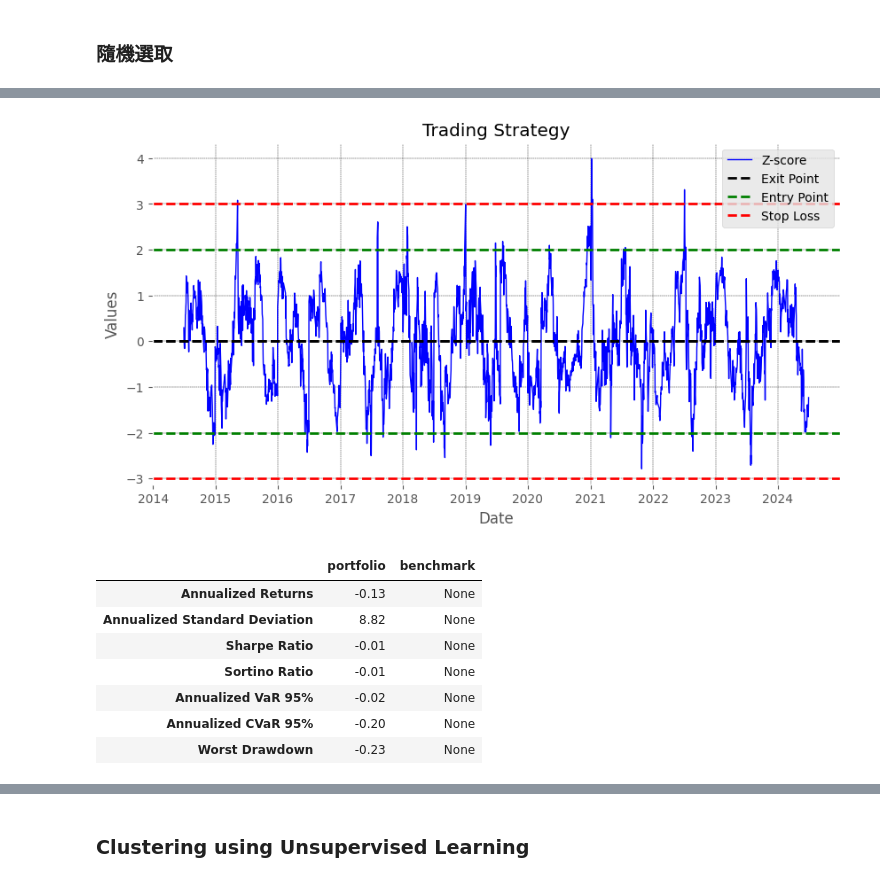
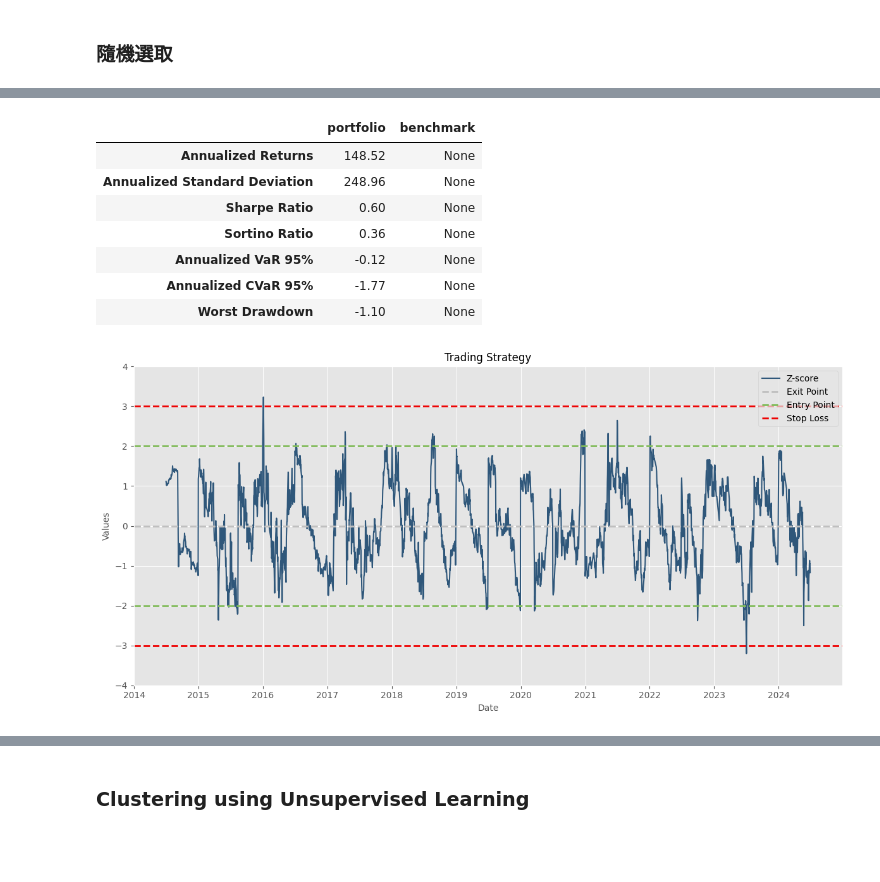
Before and after one commit to Maurice-1008/Pair_code, a Jupyter notebook: main.ipynb, the cells around one changed output, grey strips where cells are left out. Drawn from its saved outputs; the diff is of its cells as text; code cells hidden in the pictures; blank space fills up the shorter version.

```diff
--- a/main.ipynb
+++ b/main.ipynb
@@ -353,7 +353,7 @@ class Backtest:
 
         weight = self._hedge_ratio / np.sum(self._hedge_ratio)
         # return np.round(weight, 2)  # 直接用調整項的係數有時造成槓桿過大 (尤其是投資組合有多有空時)
-        return np.round(weight/sum(abs(weight)), 2)*1  # 按照比例調整成1倍槓桿
+        return np.round(weight/sum(abs(weight)), 2)*3  # 按照比例調整成1倍槓桿
 
     def spread(self):
         """
@@ -666,12 +666,12 @@ exit_point = 0
 stop_loss = 3
 
 # Define an empty dictionary to store the results
-strategy = {}
+weights = {}
+zscore = {}
+signal = {}
 portfolio = {}
-weights = {}
 
 for i in range(1, len(inSample)+1):
-# for i in range(1, 2):
 
     cointegrated = False
 
@@ -683,13 +683,15 @@ for i in range(1, len(inSample)+1):
 
         # Test for cointegration
         coint = Johansen(_inSample).n_coint_vectors()
-        print(Johansen(_inSample).Phi()[0])
+        # print(Johansen(_inSample).Phi()[0])
         if coint >= 1:
-            # Run backtest
+            ### Run backtest
             backtest = Backtest(inSample=_inSample, outofSample=_outofSample, entry_point=entry_point, exit_point=exit_point, stop_loss=stop_loss)
-            strategy[i] = pd.DataFrame({"Z-score": backtest.z_score()}, index=_outofSample.index)
+            weights[i] = pd.DataFrame({"Asset": selected_columns, "Weight": backtest.weight()}, index=[i]*10)
+            zscore[i] = pd.DataFrame({"Z-score": backtest.z_score()}, index = _outofSample.index)
+            signal[i] = pd.DataFrame({"Z-score": backtest.z_score()}, index=_outofSample.index)
             portfolio[i] = backtest.port_rtn()
-            weights[i] = pd.DataFrame({"Asset": selected_columns, "Weight": backtest.weight()}, index=[i]*10)
+
 
             cointegrated = True
         else:
@@ -697,27 +699,31 @@ for i in range(1, len(inSample)+1):
             portfolio[i] = pd.DataFrame([0] * len(_outofSample), index=_outofSample.index)
 
 # concatenate all DataFrames into a single DataFrame
-strategy = pd.concat(strategy.values(), axis=0)
+weights = pd.concat(weights.values(), axis=0)  # 每組投資組合及權重
+zscore = pd.concat(zscore.values(), axis = 0)
+signal = pd.concat(signal.values(), axis=0)
 portfolio = pd.concat(portfolio.values(), axis=0)  # 日報酬
-weights = pd.concat(weights.values(), axis=0)  # 每組投資組合及權重
 
-# Plot z-score and signals
-# Plotting
-fig, ax = plt.subplots(figsize=(10, 5))
-ax.plot(strategy.index, strategy.iloc[:,0], label='Z-score', color='blue', linewidth=1)
-ax.axhline(y=-exit_point, color='black', linestyle='--', linewidth=2, label='Exit Point')
-ax.axhline(y=exit_point, color='black', linestyle='--', linewidth=2)
-ax.axhline(y=-entry_point, color='green', linestyle='--', linewidth=2, label='Entry Point')
-ax.axhline(y=entry_point, color='green', linestyle='--',linewidth=2)
-ax.axhline(y=-stop_loss, color='red', linestyle='--', linewidth=2, label='Stop Loss')
-ax.axhline(y=stop_loss, color='red', linestyle='--', linewidth=2)
-ax.set_ylabel('Values')
-ax.set_xlabel('Date')
-ax.set_facecolor('white')
-ax.grid(color='black', linestyle='--', linewidth=0.3)
-ax.set_title("Trading Strategy")
-ax.legend()
-plt.show()
-performance = Performance(portfolio=portfolio)
+### Plot z-score and signals
+plt.figure(figsize=(12, 6))
+
+plt.plot(zscore.index, zscore.iloc[:,0], label='Z-score', color='#013360', linewidth=1.5, alpha=0.8)
+plt.axhline(y=-exit_point, color='#bfbfbf', linestyle='--', linewidth=2, label='Exit Point')
+plt.axhline(y=exit_point, color='#bfbfbf', linestyle='--', linewidth=2)
+plt.axhline(y=-entry_point, color='#83bc5c', linestyle='--', linewidth=2, label='Entry Point')
+plt.axhline(y=entry_point, color='#83bc5c', linestyle='--', linewidth=2)
+plt.axhline(y=-stop_loss, color='#ee0000', linestyle='--', linewidth=2, label='Stop Loss')
+plt.axhline(y=stop_loss, color='#ee0000', linestyle='--', linewidth=2)
+
+# Formatting
+plt.yticks(np.arange(-4, 5, 1))  # Tick settings
+plt.title("Trading Strategy", fontsize=12)
+plt.xlabel('Date', fontsize=10)
+plt.ylabel('Values', fontsize=10)
+plt.legend(loc='best', framealpha=0.7)
+plt.tight_layout()  # Optimize layout
+
+performance = Performance(portfolio = portfolio)
+performance.plot_performance()
 performance.summary_table()
 # %% [output]
@@ -741,9 +730,9 @@ performance.summary_table()
+|  | portfolio | benchmark |
+| Annualized Returns | 148.52 | None |
+| Annualized Standard Deviation | 248.96 | None |
+| Sharpe Ratio | 0.60 | None |
+| Sortino Ratio | 0.36 | None |
+| Annualized VaR 95% | -0.12 | None |
+| Annualized CVaR 95% | -1.77 | None |
+| Worst Drawdown | -1.10 | None |
-[figure, old version]
+[figure, new version]
-|  | portfolio | benchmark |
-| Annualized Returns | -0.13 | None |
-| Annualized Standard Deviation | 8.82 | None |
-| Sharpe Ratio | -0.01 | None |
-| Sortino Ratio | -0.01 | None |
-| Annualized VaR 95% | -0.02 | None |
-| Annualized CVaR 95% | -0.20 | None |
-| Worst Drawdown | -0.23 | None |
```
Also changed, not shown: parts of 2 cells of this notebook.
